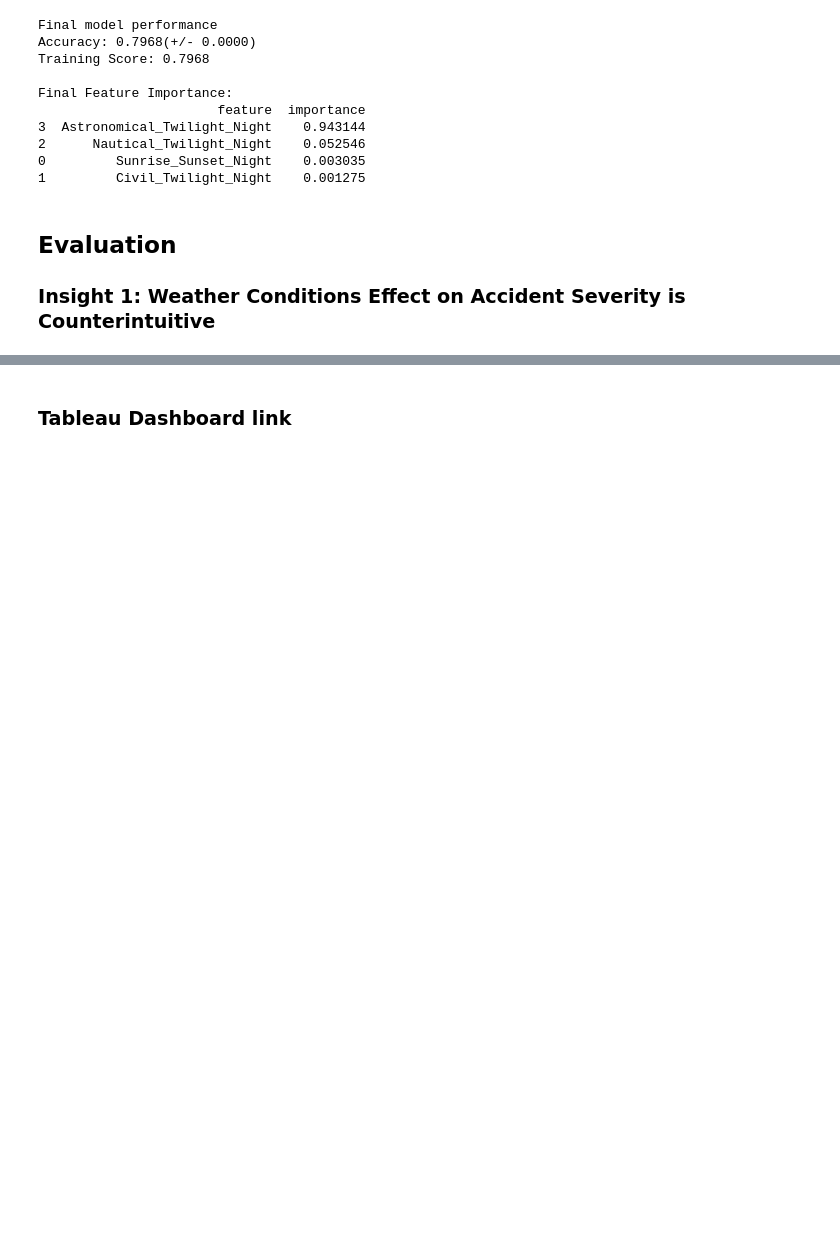
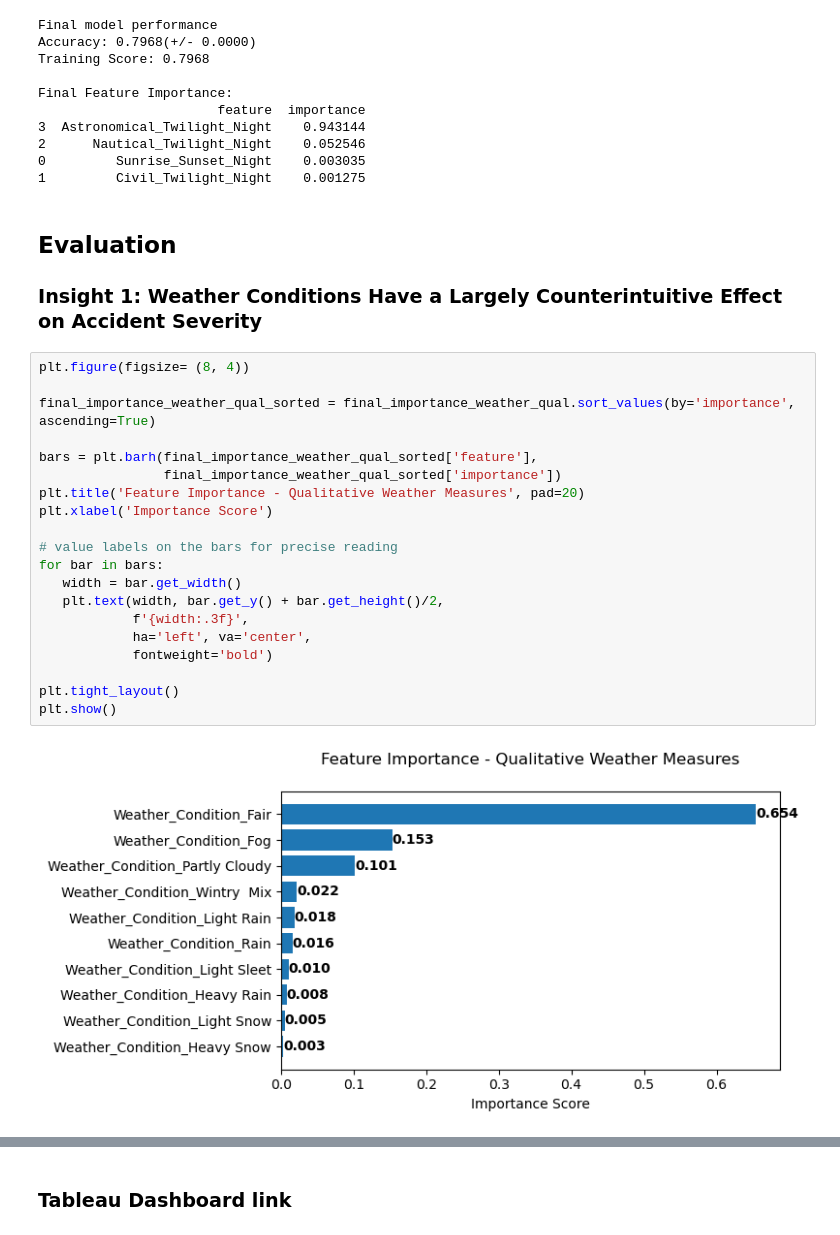
Before and after one commit to marhas109/MH_DS_Capstone_Project_1, a Jupyter notebook: MH_DS_Capstone_Project_1.ipynb, the cells around one changed output, grey strips where cells are left out. Cells and saved outputs as stored; diff of their text form; blank space fills up the shorter version.

```diff
--- a/MH_DS_Capstone_Project_1.ipynb
+++ b/MH_DS_Capstone_Project_1.ipynb
@@ -1270,4 +1270,26 @@ Final Feature Importance:
 # %% [markdown]
 ## Evaluation
 
-### Insight 1: Weather Conditions Effect on Accident Severity is Counterintuitive
+### Insight 1: Weather Conditions Have a Largely Counterintuitive Effect on Accident Severity
+# %%
+plt.figure(figsize= (8, 4))
+
+final_importance_weather_qual_sorted = final_importance_weather_qual.sort_values(by='importance', ascending=True)
+
+bars = plt.barh(final_importance_weather_qual_sorted['feature'],
+                final_importance_weather_qual_sorted['importance'])
+plt.title('Feature Importance - Qualitative Weather Measures', pad=20)
+plt.xlabel('Importance Score')
+
+# value labels on the bars for precise reading
+for bar in bars:
+   width = bar.get_width()
+   plt.text(width, bar.get_y() + bar.get_height()/2,
+            f'{width:.3f}',
+            ha='left', va='center',
+            fontweight='bold')
+
+plt.tight_layout()
+plt.show()
+# %% [output]
+[figure, added]
```
Also changed, not shown: parts of 10 cells of this notebook.
